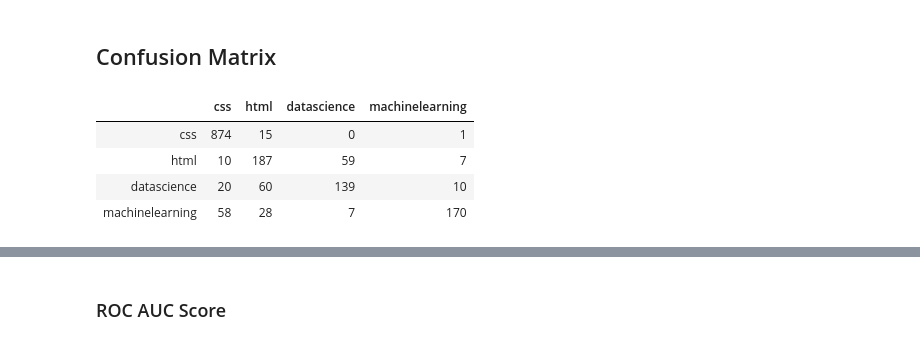
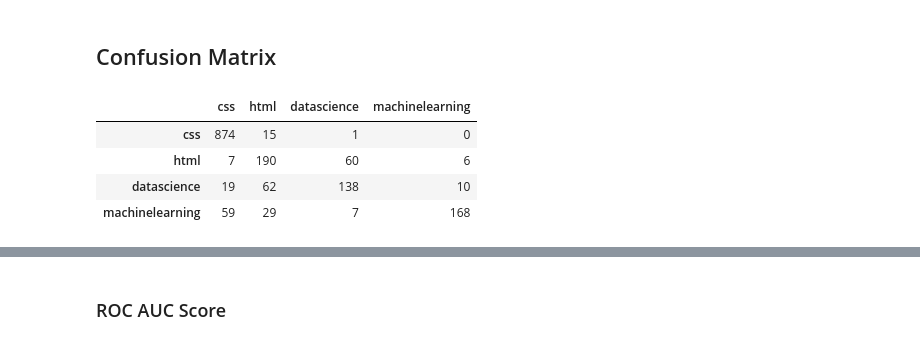
Before and after one commit to datapointchris/reddit-nlp, a Jupyter notebook: code/ds_workflow.ipynb, the cells around one changed output, grey strips where cells are left out. Cells and saved outputs as stored; diff of their text form; code cells hidden in the pictures.

```diff
--- a/code/ds_workflow.ipynb
+++ b/code/ds_workflow.ipynb
@@ -102,13 +79,13 @@ custom_stop_words = ENGLISH_STOP_WORDS.union(subreddit_list, useless_words)
 pipe = Pipeline([('count_vec', CountVectorizer()), ('lr', LogisticRegression())])
 # %%
 pipe_params = {
-                'count_vec__max_features': [1000,2000,3000,4000,5000],
-                'count_vec__max_df': [.3,.4,.5],
-                'count_vec__ngram_range': [(1,2),(1,3)],
+                'count_vec__max_features': [4000],
+                'count_vec__max_df': [.3],
+                'count_vec__ngram_range': [(1,2)],
                 'count_vec__stop_words': [custom_stop_words],
-                'count_vec__min_df': [3,5,10, 20],
-                'lr__penalty': ['l1','l2'],
-                'lr__C': [.01, .1, 1, 5, 10]
+                'count_vec__min_df': [3],
+                'lr__penalty': ['l2'],
+                'lr__C': [5]
                 }
 # %%
 model = GridSearchCV(pipe, param_grid=pipe_params, cv=5, verbose=1, n_jobs=-1)
@@ -351,14 +351,13 @@ make_all_clouds(subreddit_list)
 # %%
 y_pred = model.predict(X_test)
 # %%
-confmatrix = confusion_matrix(y_test, y_pred)
+cm = confusion_matrix(y_test, y_pred)
 # %%
-confusion_df = pd.DataFrame(confmatrix, columns=subreddit_list, index=subreddit_list)
-
-confusion_df
+df_cm = pd.DataFrame(cm, columns=subreddit_list, index=subreddit_list)
+df_cm
 # %% [output]
 |  | css | html | datascience | machinelearning |
-| css | 874 | 15 | 0 | 1 |
-| html | 10 | 187 | 59 | 7 |
-| datascience | 20 | 60 | 139 | 10 |
-| machinelearning | 58 | 28 | 7 | 170 |
+| css | 874 | 15 | 1 | 0 |
+| html | 7 | 190 | 60 | 6 |
+| datascience | 19 | 62 | 138 | 10 |
+| machinelearning | 59 | 29 | 7 | 168 |
```
Also changed, not shown: parts of 23 cells of this notebook.
